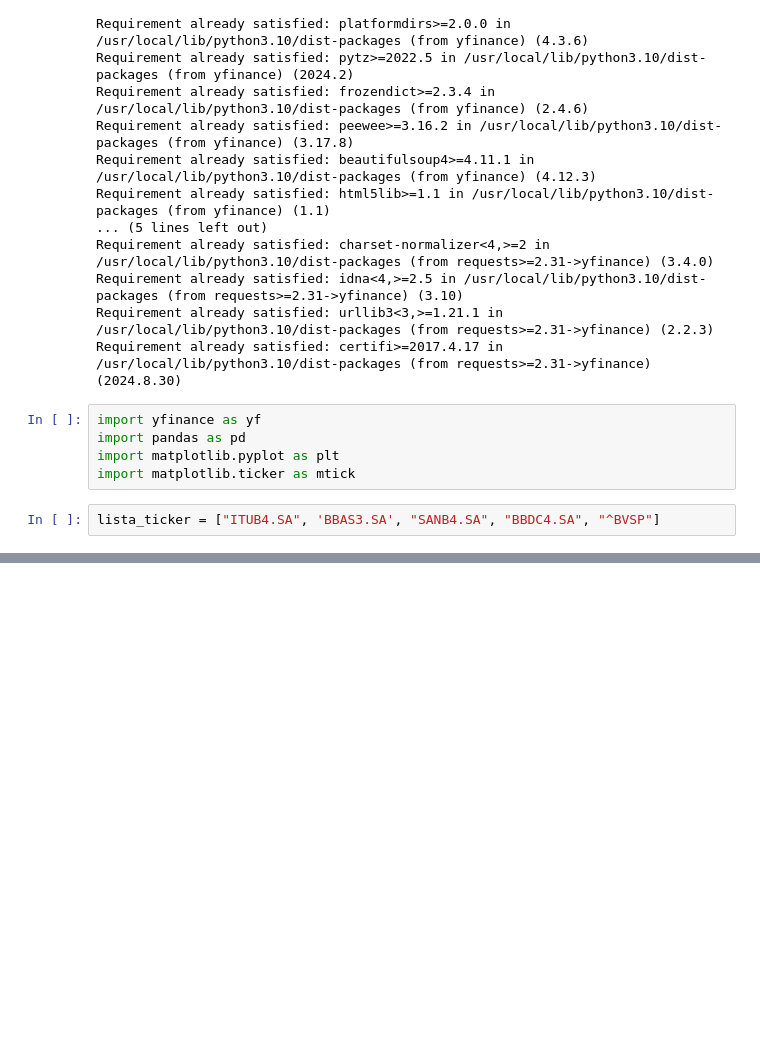
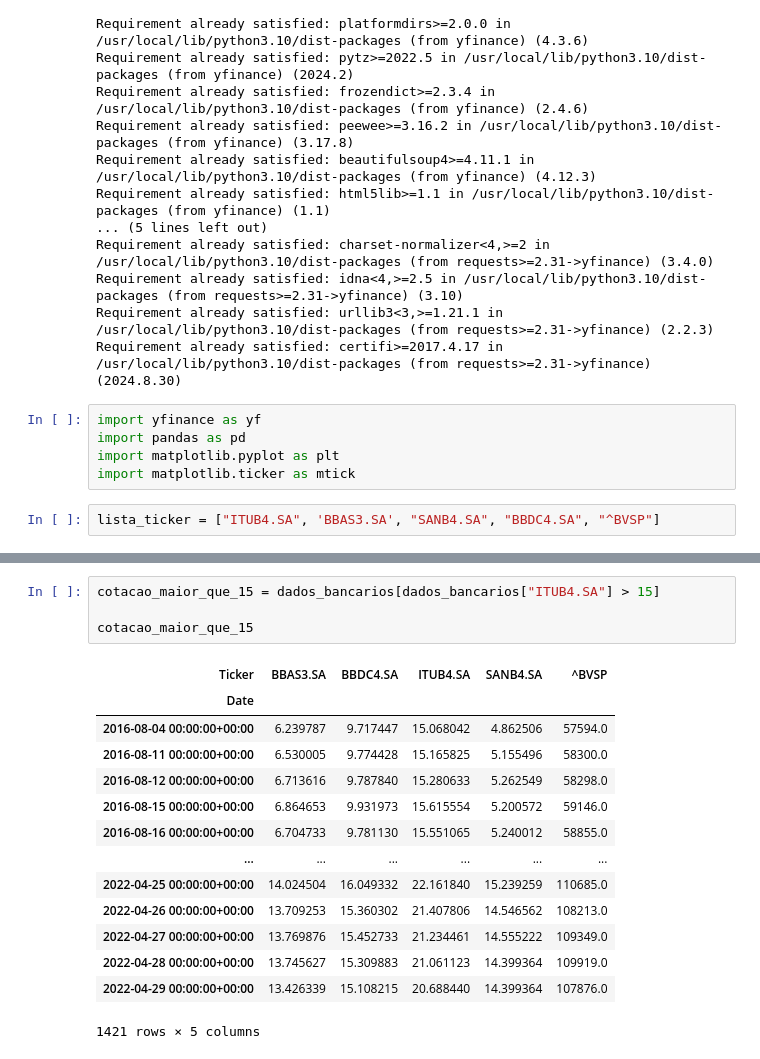
Before and after one commit to jotamath/curso_financas, a Jupyter notebook: curso_basico_python_financas.ipynb, the cells around one changed output, grey strips where cells are left out. Drawn from its saved outputs; the diff is of its cells as text; blank space fills up the shorter version.

```diff
--- a/curso_basico_python_financas.ipynb
+++ b/curso_basico_python_financas.ipynb
@@ -33,0 +99,19 @@ dados_bancarios =
+# %%
+cotacao_maior_que_15 = dados_bancarios[dados_bancarios["ITUB4.SA"] > 15]
+
+cotacao_maior_que_15
+# %% [output]
+| Ticker | BBAS3.SA | BBDC4.SA | ITUB4.SA | SANB4.SA | ^BVSP |
+| Date |  |  |  |  |  |
+| 2016-08-04 00:00:00+00:00 | 6.239787 | 9.717447 | 15.068042 | 4.862506 | 57594.0 |
+| 2016-08-11 00:00:00+00:00 | 6.530005 | 9.774428 | 15.165825 | 5.155496 | 58300.0 |
+| 2016-08-12 00:00:00+00:00 | 6.713616 | 9.787840 | 15.280633 | 5.262549 | 58298.0 |
+| 2016-08-15 00:00:00+00:00 | 6.864653 | 9.931973 | 15.615554 | 5.200572 | 59146.0 |
+| 2016-08-16 00:00:00+00:00 | 6.704733 | 9.781130 | 15.551065 | 5.240012 | 58855.0 |
+| ... | ... | ... | ... | ... | ... |
+| 2022-04-25 00:00:00+00:00 | 14.024504 | 16.049332 | 22.161840 | 15.239259 | 110685.0 |
+| 2022-04-26 00:00:00+00:00 | 13.709253 | 15.360302 | 21.407806 | 14.546562 | 108213.0 |
+| 2022-04-27 00:00:00+00:00 | 13.769876 | 15.452733 | 21.234461 | 14.555222 | 109349.0 |
+| 2022-04-28 00:00:00+00:00 | 13.745627 | 15.309883 | 21.061123 | 14.399364 | 109919.0 |
+| 2022-04-29 00:00:00+00:00 | 13.426339 | 15.108215 | 20.688440 | 14.399364 | 107876.0 |
+1421 rows × 5 columns
```
Also changed, not shown: parts of 5 cells of this notebook.
